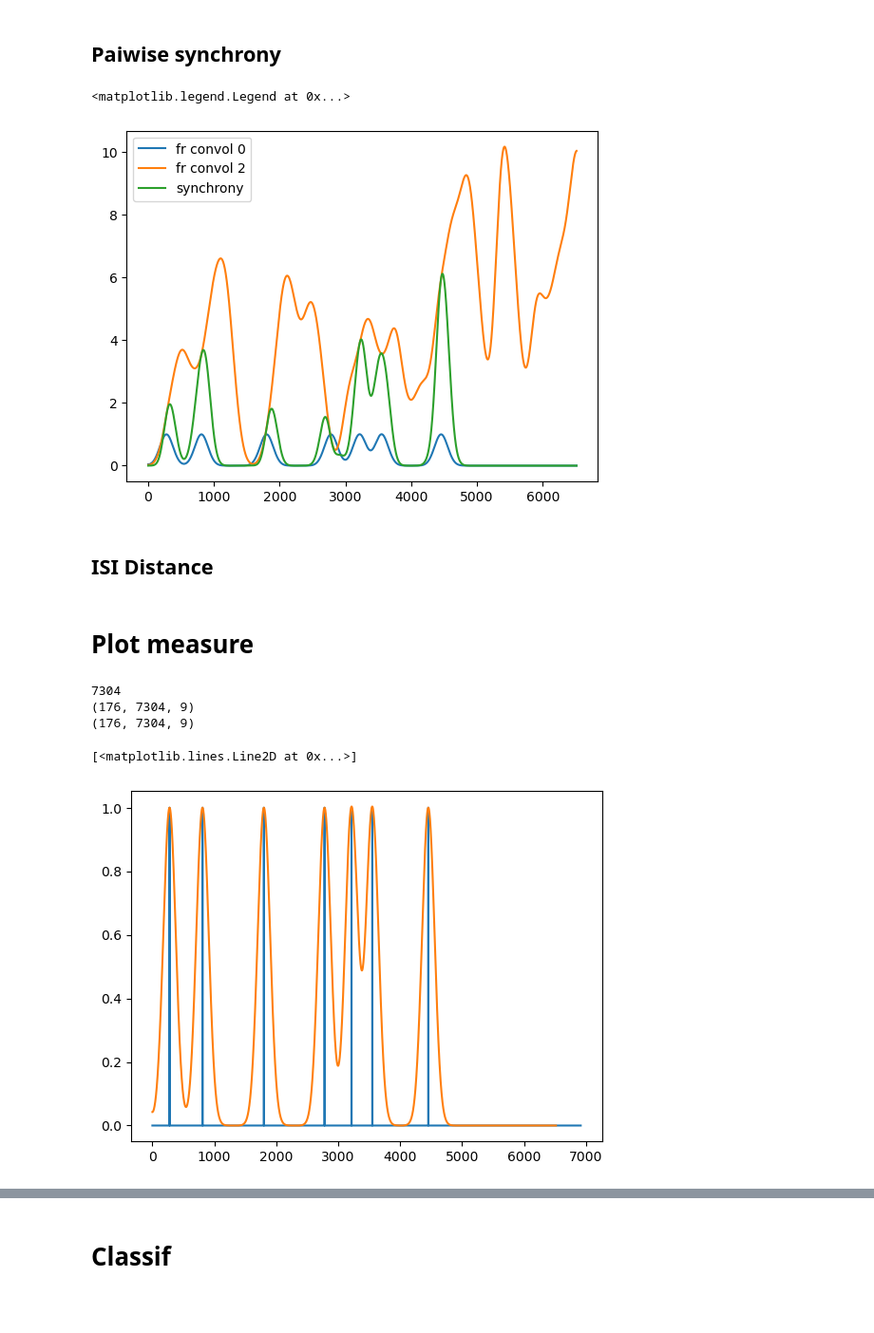
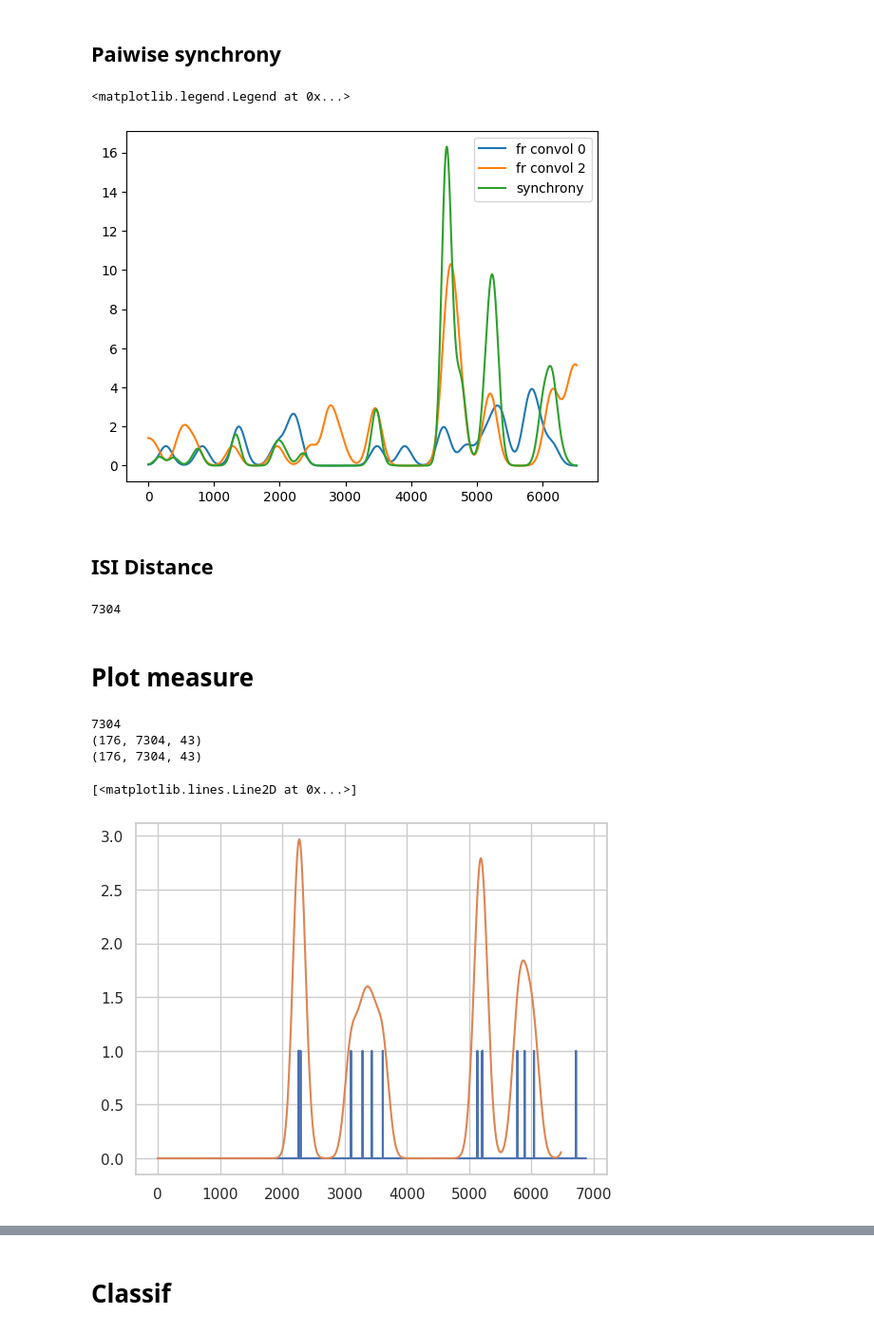
Before and after one commit to Lamifsud/pattern_classification_git, a Jupyter notebook: pipeline_drafts/HistGrad.ipynb, the cells around one changed output, grey strips where cells are left out. Shown at 95% size. Drawn from its saved outputs; the diff is of its cells as text; code cells hidden in the pictures; blank space fills up the shorter version.

```diff
--- a/pipeline_drafts/HistGrad.ipynb
+++ b/pipeline_drafts/HistGrad.ipynb
@@ -34,7 +34,7 @@ import sys
 ### Load data
 # %%
 #Load
-session, data_path, info_path = matlab_file.from_lab(lab_desktop=False, session='t150204001')
+session, data_path, info_path = matlab_file.from_lab(lab_desktop=True, session='t150204001')
 data, load_info = matlab_file.open(data_path)
 session_info_raw = matlab_file.clean(info_path)
 # %% [output]
@@ -66,2 +60,0 @@ array([ 0,  4,  8, 12, 16, 20, 24, 28, 32])
-# %%
-spike_times = [spike_times[i] for i in indices]
@@ -170,6 +163,3 @@ plt.show()
 # %%
-sigma = [100]
-
-max_length = tools.get_max_length_trials(spikes_times_aligned[-1])
-spikes_binarized = FiringRate.binarize_spike_times(spikes_times_aligned, max_length)
+spikes_binarized, list_nan = FiringRate.binarize_spike_times(spikes_times_aligned, max_length)
 spike_convolved = FiringRate.convolve_spike_binarized(spikes_binarized, sigma)
@@ -203,7 +234,7 @@ plt.plot(Synch[121,:,pair], label='synchrony')
 plt.legend()
 # %% [output]
 <matplotlib.legend.Legend at 0x...>
-[figure, old version]
+[figure, new version]
 # %% [markdown]
 ## ISI Distance
 # %%
@@ -235,20 +266,24 @@ for t in range(n_trials):
                 ISI_distance_interp[t, :, p]  = ISI.interpolate_ISI_distance(ISI_distance[t][p], max_length)
         for n in range(n_neurons) :
                 X_isi_interp[t, :, n] = ISI.interpolate_X_isi(X_isi[t][n], max_length)
+# %%
+max_length
+# %% [output]
+7304
 # %% [markdown]
 # Plot measure
 # %%
 print(max_length)
 print(spikes_binarized.shape)
 print(spike_convolved.shape)
-plt.plot(spikes_binarized[121,:,0])
-plt.plot(spike_convolved[121,:,0])
+plt.plot(spikes_binarized[120,:,0])
+plt.plot(spike_convolved[120,:,0])
 # %% [output]
 7304
-(176, 7304, 9)
-(176, 7304, 9)
+(176, 7304, 43)
+(176, 7304, 43)
 [<matplotlib.lines.Line2D at 0x...>]
-[figure, old version]
+[figure, new version]
 # %%
 t = 120
 neurons_ = [0,8]
```
Also changed, not shown: parts of 19 cells of this notebook, 5 other files.
